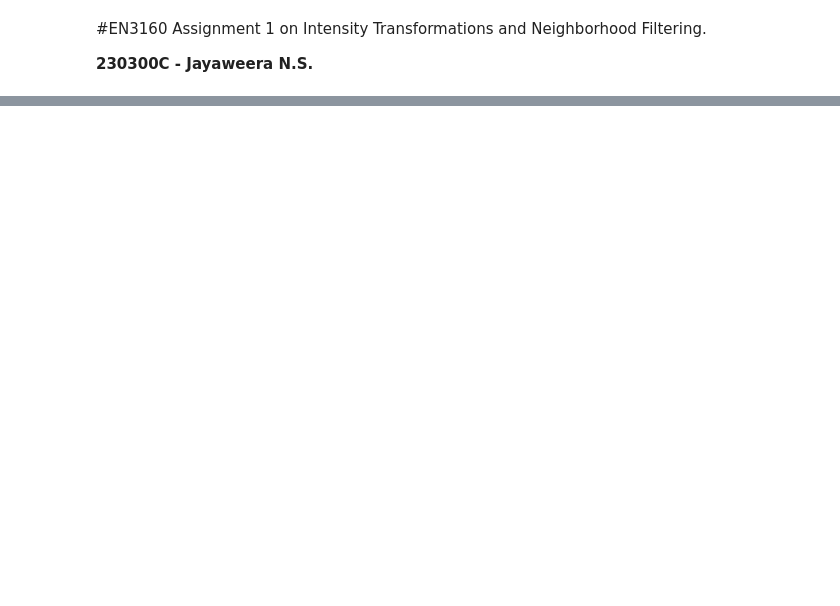
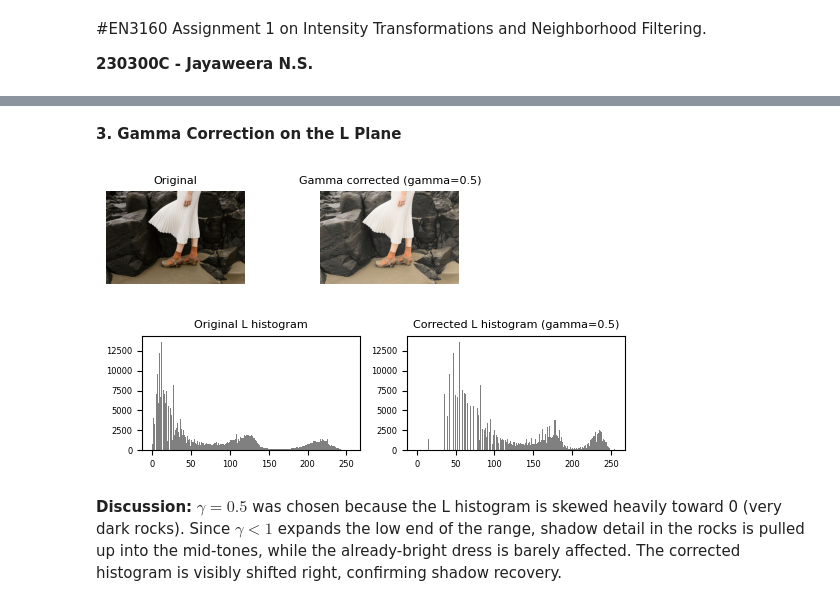
Before and after one commit to NisalJayaweera/EN3160-Assignment-1-on-Intensity-Transformations-and-Neighborhood-Filtering, a Jupyter notebook: Intensity_Transformation_Assignment.ipynb, the cells around one changed output, grey strips where cells are left out. Cells and saved outputs as stored; diff of their text form; code cells hidden in the pictures; blank space fills up the shorter version.

```diff
--- a/Intensity_Transformation_Assignment.ipynb
+++ b/Intensity_Transformation_Assignment.ipynb
@@ -61,0 +150,24 @@ plt.show()
+# %% [markdown]
+**3. Gamma Correction on the L Plane**
+# %%
+bgr3 = cv2.imread(f"/images/WhatsApp Image 2026-09-09 at 20.02.44 (1).jpeg")
+lab3 = cv2.cvtColor(bgr3, cv2.COLOR_BGR2LAB)
+L, a, b = cv2.split(lab3)
+gamma = 0.5
+L_norm = L.astype(np.float64) / 255.0
+L_gamma = np.clip(np.power(L_norm, gamma) * 255.0, 0, 255).astype(np.uint8)
+lab3_out = cv2.merge([L_gamma, a, b])
+bgr3_out = cv2.cvtColor(lab3_out, cv2.COLOR_LAB2BGR)
+show([bgr3, bgr3_out], ["Original", f"Gamma corrected (gamma={gamma})"], figsize=(4.46,1.3))
+fig, ax = plt.subplots(1,2, figsize=(5.4,1.7))
+ax[0].hist(L.flatten(), bins=256, range=(0,255), color='gray'); ax[0].set_title("Original L histogram")
+ax[1].hist(L_gamma.flatten(), bins=256, range=(0,255), color='gray'); ax[1].set_title(f"Corrected L histogram (gamma={gamma})")
+plt.tight_layout(); plt.show()
+# %% [output]
+[figure, added]
+[figure, added]
+# %% [markdown]
+**Discussion:** $\gamma=0.5$ was chosen because the L histogram is skewed heavily toward 0 (very dark
+rocks). Since $\gamma<1$ expands the low end of the range, shadow detail in the rocks is pulled up into the
+mid-tones, while the already-bright dress is barely affected. The corrected histogram is visibly shifted right,
+confirming shadow recovery.
```
Also changed, not shown: parts of 6 cells of this notebook.
